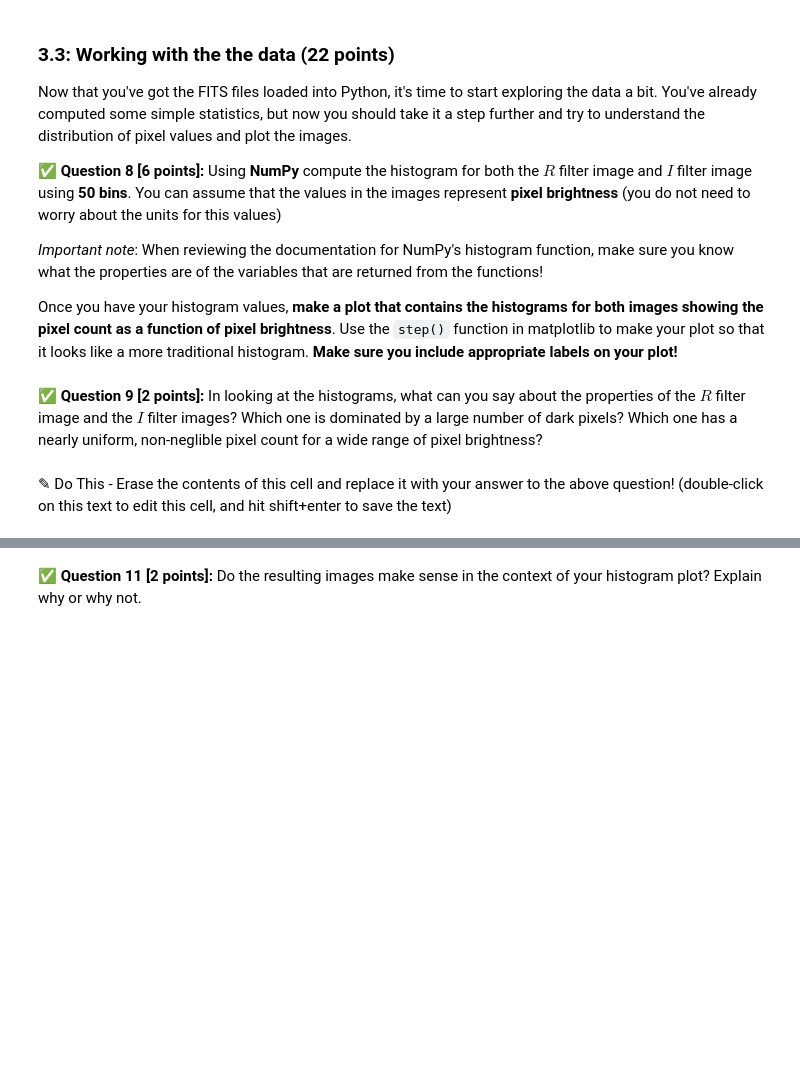
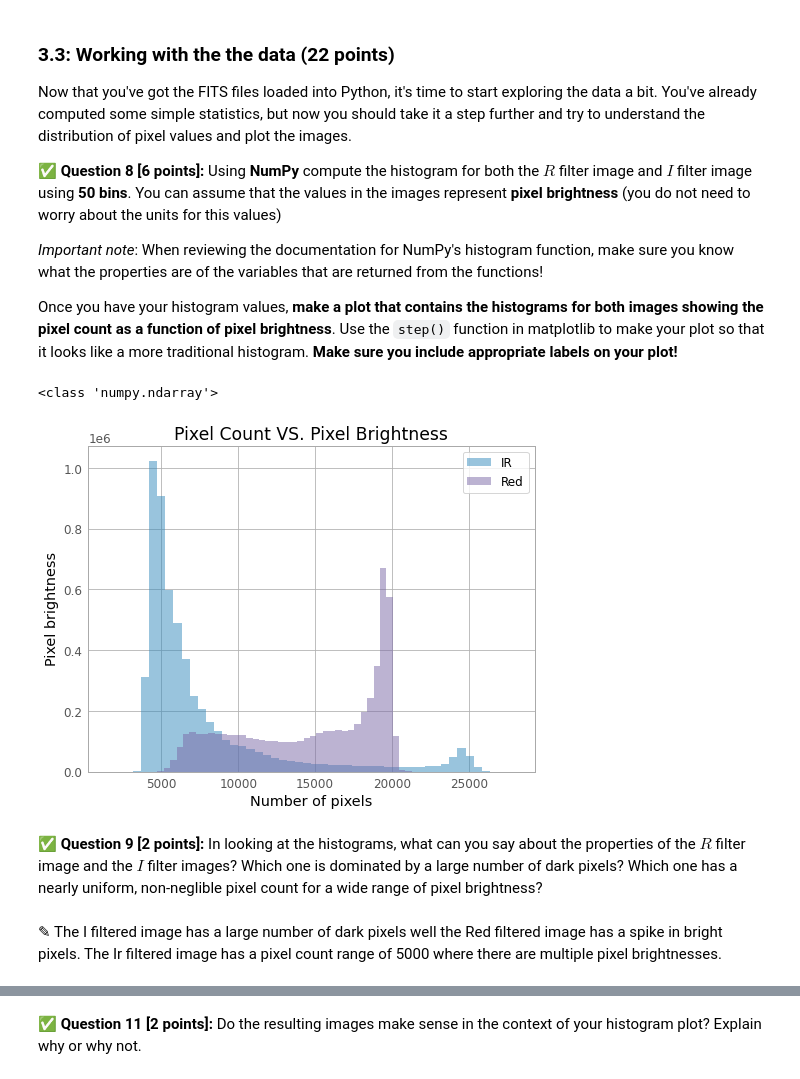
Before and after one commit to hewittso/cmse202-s21-turnin, a Jupyter notebook: hw-01/HW-01_GitPracticeDebuggingAndPythonPackages-STUDENT.ipynb, the cells around one changed output, grey strips where cells are left out. Drawn from its saved outputs; the diff is of its cells as text; code cells hidden in the pictures; blank space fills up the shorter version.

```diff
--- a/hw-01/HW-01_GitPracticeDebuggingAndPythonPackages-STUDENT.ipynb
+++ b/hw-01/HW-01_GitPracticeDebuggingAndPythonPackages-STUDENT.ipynb
@@ -278,7 +276,22 @@ Once you have your histogram values, **make a plot that contains the histograms
+# %%
+# Put your code here
+print(type(ir_data.flatten()))
+bins = 50
+
+plt.hist(ir_data.flatten(), bins, alpha=0.5, label='IR')
+plt.hist(red_data.flatten(), bins, alpha=0.5, label='Red')
+plt.xlabel('Number of pixels')
+plt.ylabel('Pixel brightness')
+plt.title('Pixel Count VS. Pixel Brightness')
+plt.legend(loc='upper right')
+plt.show()
+# %% [output]
+<class 'numpy.ndarray'>
+[figure, added]
 # %% [markdown]
 **&#9989; Question 9 [2 points]:** In looking at the histograms, what can you say about the properties of the $R$ filter image and the $I$ filter images? Which one is dominated by a large number of dark pixels? Which one has a nearly uniform, non-neglible pixel count for a wide range of pixel brightness?
-# %% [markdown]
-<font size=+3>&#9998;</font> Do This - Erase the contents of this cell and replace it with your answer to the above question!  (double-click on this text to edit this cell, and hit shift+enter to save the text)
+# %% [markdown]
+<font size=+3>&#9998;</font> The I filtered image has a large number of dark pixels well the Red filtered image has a spike in bright pixels. The Ir filtered image has a pixel count range of 5000 where there are multiple pixel brightnesses.
 # %% [markdown]
 Now that you have a bit of understanding about the the properties of the images are, let's see if the images themselves match your expectations.
 
```
Also changed, not shown: parts of 9 cells of this notebook.
